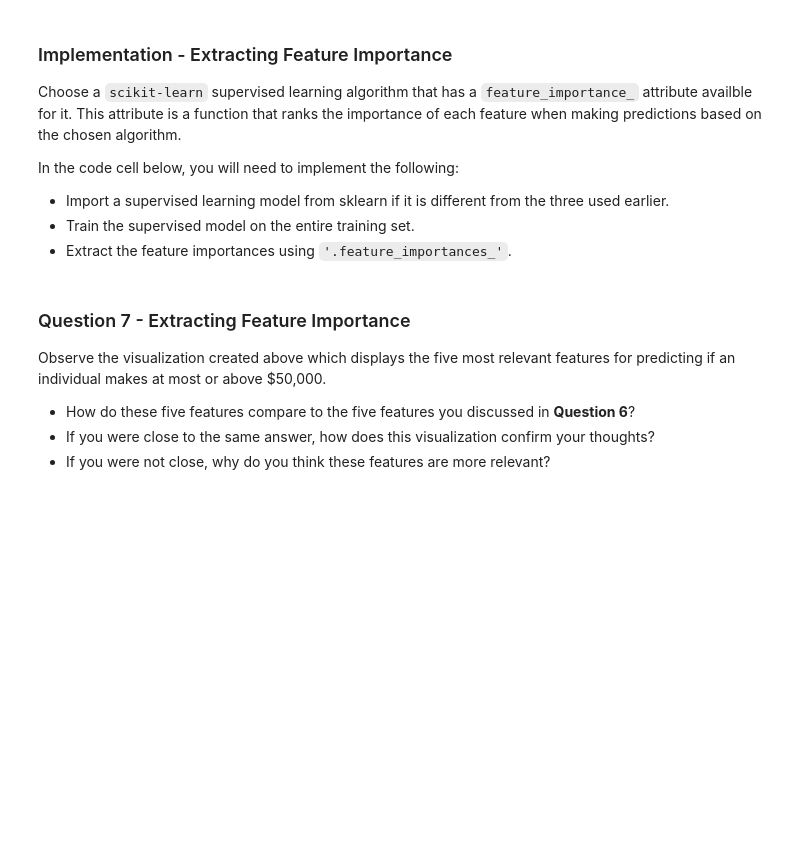
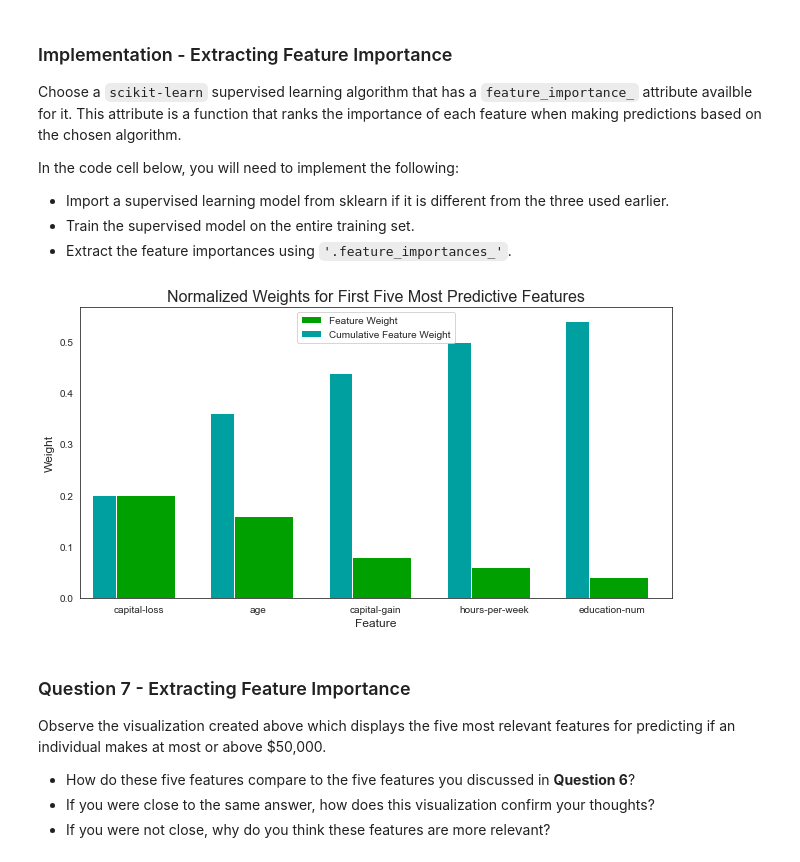
Before and after one commit to KarinWiberg/ucml_supervised_learning_project, a Jupyter notebook: finding_donors.ipynb, the cells around one changed output. Cells and saved outputs as stored; diff of their text form; code cells hidden in the pictures; blank space fills up the shorter version.

```diff
--- a/finding_donors.ipynb
+++ b/finding_donors.ipynb
@@ -215,16 +216,15 @@ display(features_log_minmax_transform.head())
 categorical = features_log_minmax_transform.select_dtypes('object').columns
 
 # One-hot encoding the X using pandas.get_dummies()
-features_final = pd.get_dummies(features_log_minmax_transform[categorical])
+features_final = pd.get_dummies(features_log_minmax_transform)
 
 # Encoding the y data to numerical values
 income = pd.get_dummies(income_raw)
 income.drop('<=50K', axis = 1, inplace = True)
 
 # Print the number of features after one-hot encoding
-encoded = list(features_final.columns)
-print("{} total features after one-hot encoding.".format(len(encoded)))
+print("{} total features after one-hot encoding.".format(features_final.shape[1]))
 
-# Uncomment the following line to see the encoded feature names
-# print(encoded)
+# The following line to see the encoded feature names
+list(features_final.columns)
 # %% [output]
@@ -512,26 +579,29 @@ Fine tune the chosen model. Use grid search (`GridSearchCV`) with at least one i
 
 **Note:** Depending on the algorithm chosen and the parameter list, the following implementation may take some time to run!
 # %%
-# TODO: Import 'GridSearchCV', 'make_scorer', and any other necessary libraries
+# Import 'GridSearchCV', 'make_scorer', and any other necessary libraries
+from sklearn.model_selection import GridSearchCV
+from sklearn.metrics import make_scorer
 
-# TODO: Initialize the classifier
-clf = None
+# Initialize the classifier
+clf = clf_A
 
-# TODO: Create the parameters list you wish to tune, using a dictionary if needed.
+# Create the parameters list you wish to tune, using a dictionary if needed.
 # HINT: parameters = {'parameter_1': [value1, value2], 'parameter_2': [value1, value2]}
-parameters = None
+parameters = {'n_estimators': [10, 100, 1000]}
 
-# TODO: Make an fbeta_score scoring object using make_scorer()
-scorer = None
+# Make an fbeta_score scoring object using make_scorer()
+scorer = make_scorer(fbeta_score, beta = 0.5)
 
-# TODO: Perform grid search on the classifier using 'scorer' as the scoring method using GridSearchCV()
-grid_obj = None
+# Perform grid search on the classifier using 'scorer' as the scoring method using GridSearchCV()
+grid_obj = GridSearchCV(clf, param_grid = parameters, scoring = scorer)
 
-# TODO: Fit the grid search object to the training data and find the optimal parameters using fit()
-grid_fit = None
+# Fit the grid search object to the training data and find the optimal parameters using fit()
+grid_fit = grid_obj.fit(X_train, y_train.values.ravel())
 
 # Get the estimator
 best_clf = grid_fit.best_estimator_
+print(best_clf)
 
 # Make predictions using the unoptimized and model
 predictions = (clf.fit(X_train, y_train)).predict(X_test)
@@ -582,17 +665,13 @@ In the code cell below, you will need to implement the following:
  - Train the supervised model on the entire training set.
  - Extract the feature importances using `'.feature_importances_'`.
 # %%
-# TODO: Import a supervised learning model that has 'feature_importances_'
-
-
-# TODO: Train the supervised model on the training set using .fit(X_train, y_train)
-model = None
-
-# TODO: Extract the feature importances using .feature_importances_
-importances = None
+# Extract the feature importances using .feature_importances_
+importances = clf.feature_importances_
 
 # Plot
 vs.feature_plot(importances, X_train, y_train)
+# %% [output]
+[figure, added]
 # %% [markdown]
 ### Question 7 - Extracting Feature Importance
 
```
Also changed, not shown: parts of 33 cells of this notebook.
